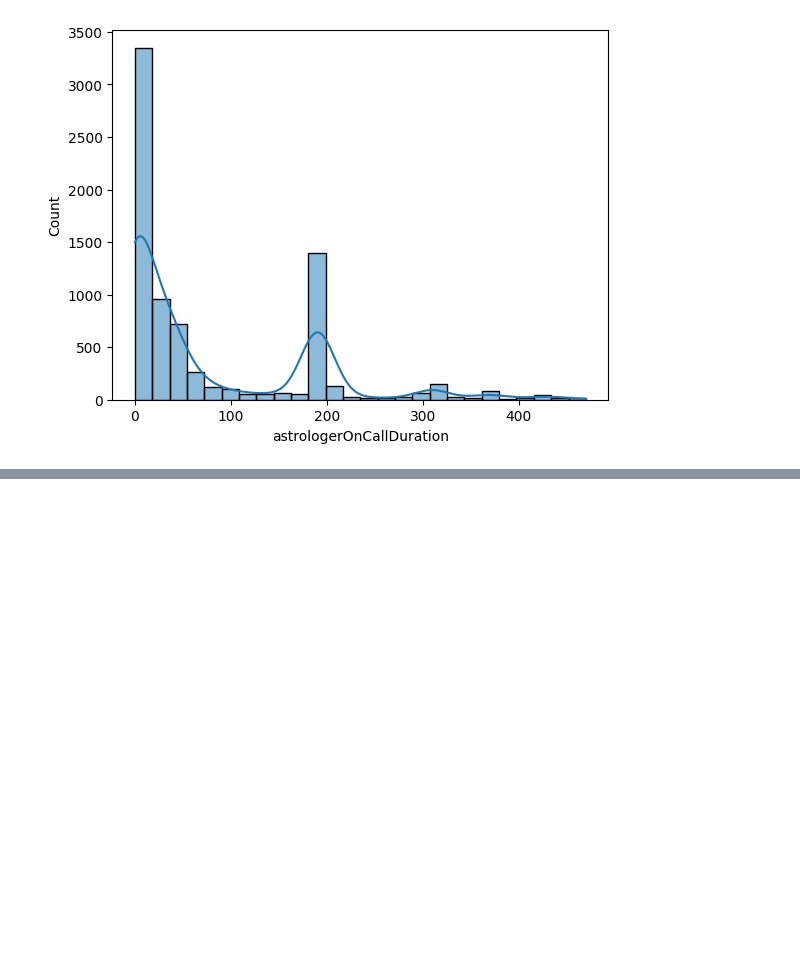
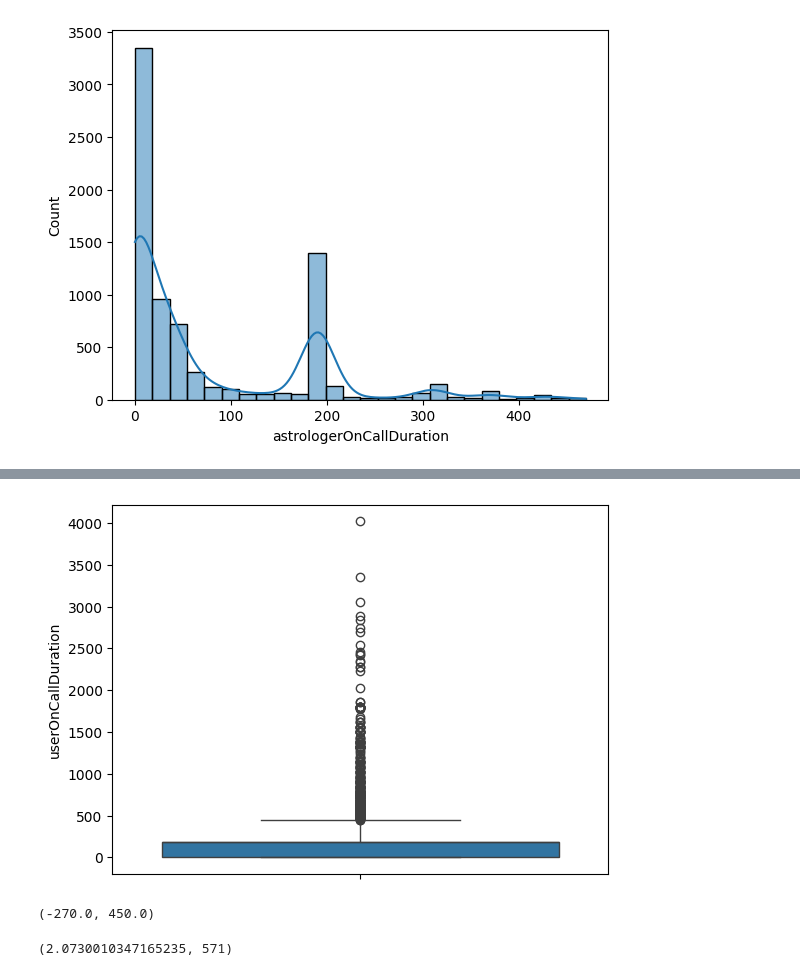
Before and after one commit to IshanSarkar/GAstro_Case-Study, a Jupyter notebook: Guruji_Astro_Assignment.ipynb, the cells around one changed output, grey strips where cells are left out. Saved outputs shown, nothing was run; the diff lists cells and outputs as text; code cells hidden in the pictures; blank space fills up the shorter version.

```diff
--- a/Guruji_Astro_Assignment.ipynb
+++ b/Guruji_Astro_Assignment.ipynb
@@ -2619,0 +2616,15 @@ It looks like Most of the Astrologers tends to be on call for about (0-100) seco
+# %%
+sns.boxplot(data_clean.userOnCallDuration);
+# %% [output]
+[figure, added]
+# %%
+q3=data_clean.userOnCallDuration.quantile(0.75)
+q1=data_clean.userOnCallDuration.quantile(0.25)
+iqr=q3-q1
+q1-1.5*iqr, q3+1.5*iqr
+# %% [output]
+(-270.0, 450.0)
+# %%
+(data_clean[data_clean.userOnCallDuration>450].userOnCallDuration.shape[0]*100)/data_clean.userOnCallDuration.shape[0], data_clean[data_clean.userOnCallDuration>473].userOnCallDuration.shape[0]
+# %% [output]
+(2.0730010347165235, 571)
```
Also changed, not shown: parts of 108 cells of this notebook, 1 other file.
